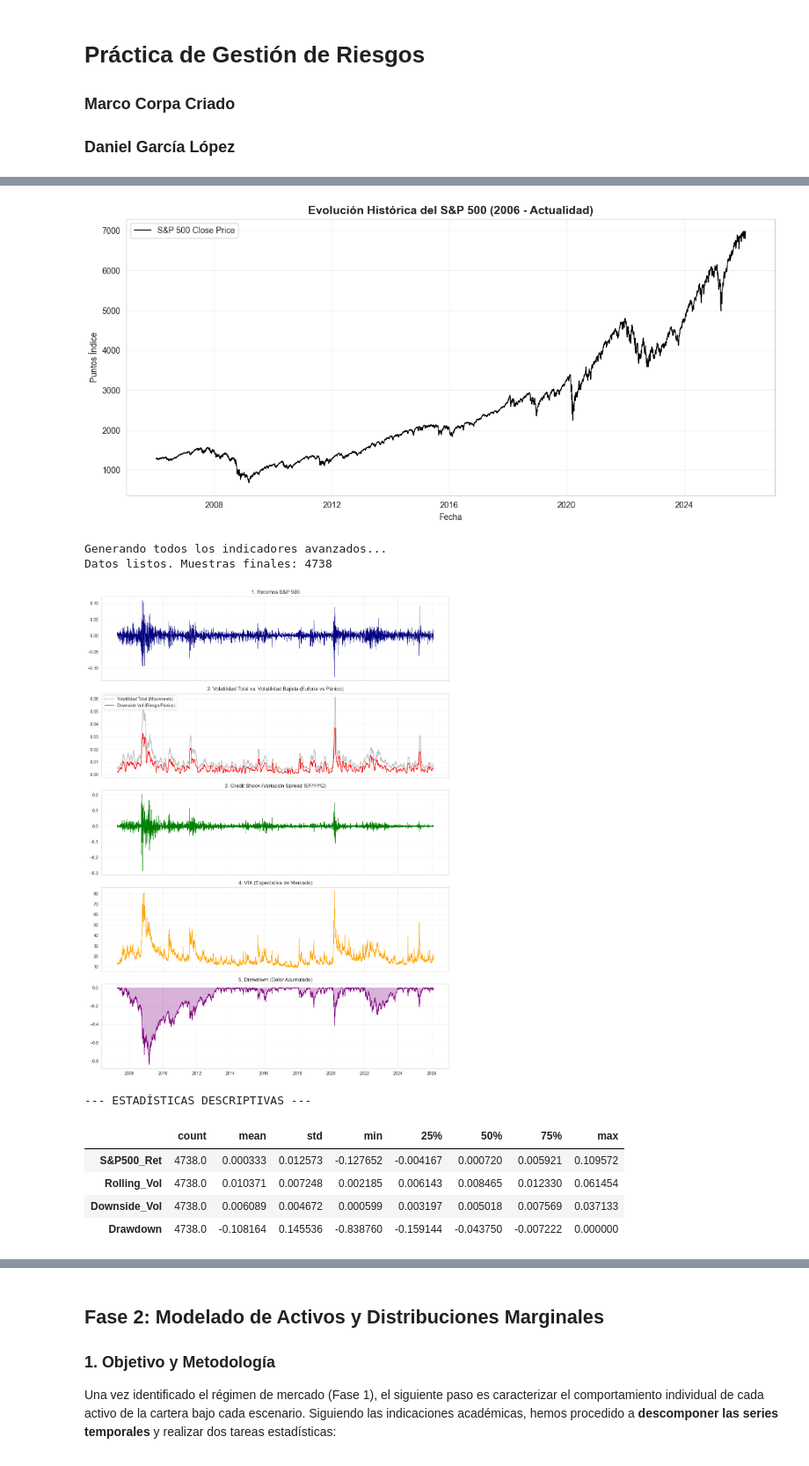
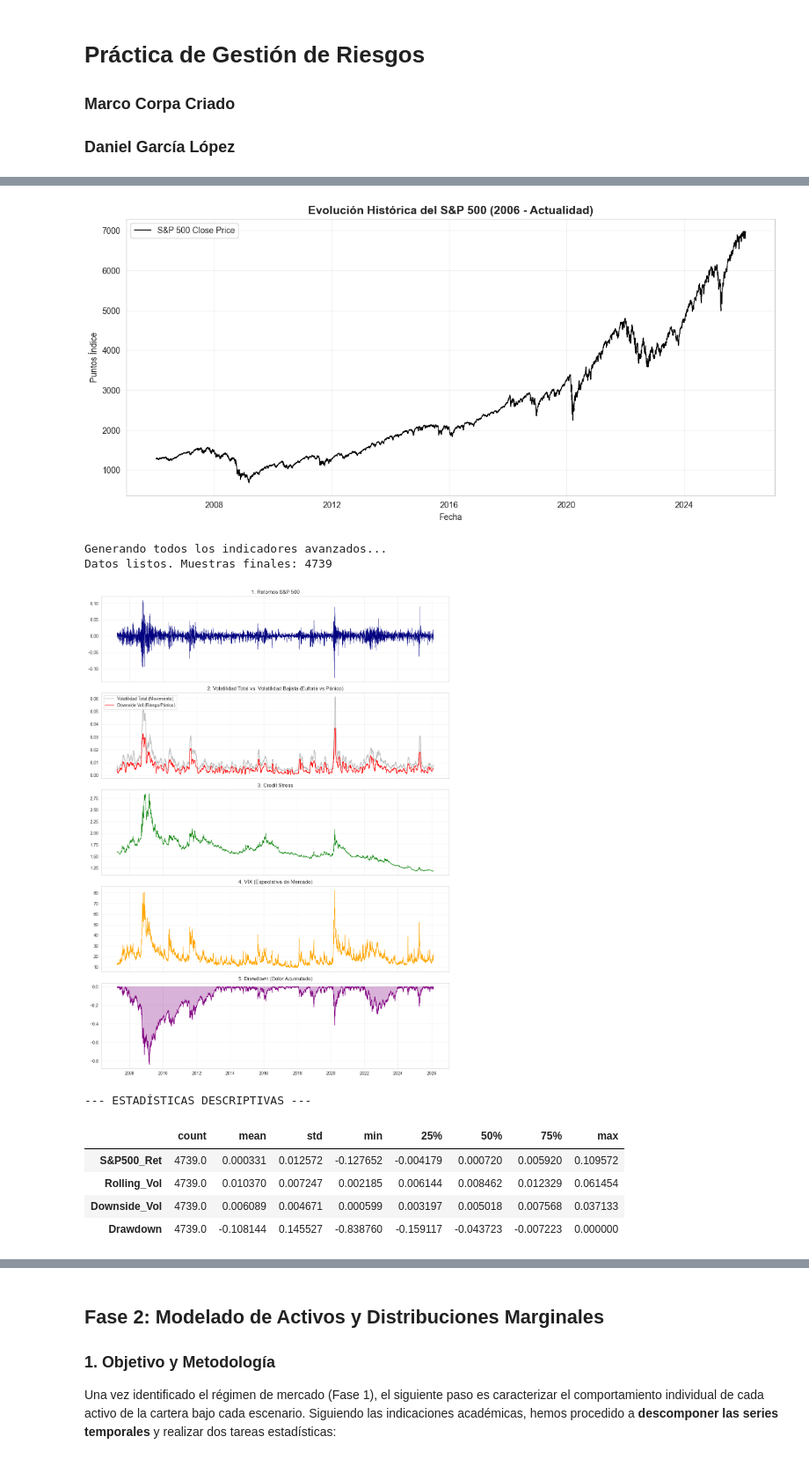
Before and after one commit to danielgarcialop18-cell/Tarea_GestionRiesgos_MarcoCorpaCriado_DanielGarciaLopez, a Jupyter notebook: GestionRiesgos_MarcoCorpaCriado_DanielGarciaLopez.ipynb, the cells around one changed output, grey strips where cells are left out. Shown at 88% size. Drawn from its saved outputs; the diff is of its cells as text; code cells hidden in the pictures.

Commit message:
Fase 4

```diff
--- a/GestionRiesgos_MarcoCorpaCriado_DanielGarciaLopez.ipynb
+++ b/GestionRiesgos_MarcoCorpaCriado_DanielGarciaLopez.ipynb
@@ -48,13 +49,6 @@ Para entrenar el modelo HMM (Fase 1) y detectar con precisión los estados de ca
 * **Motivo:** Es **crítico** incluir la Gran Crisis Financiera de 2008 en el conjunto de entrenamiento. Si el modelo no "ve" 2008, no aprenderá correctamente las dinámicas de correlación extrema y colas pesadas necesarias para los Escenarios de Estrés.
 * **Proxies:** Para la cartera, utilizamos ETFs líquidos (`IEF`, `SHY`, `HYG`) como proxies invertibles de los bonos gubernamentales y corporativos teóricos solicitados en el enunciado.
 # %%
-# ==============================================================================
-# FASE 0: PREPARACIÓN DEL ENTORNO Y DATOS (V. FINAL COMPLETA)
-# ==============================================================================
-
-# --- INSTALACIÓN DE LIBRERÍAS (Si no las tienes) ---
-# !pip install yfinance hmmlearn scipy statsmodels seaborn matplotlib
-
 import numpy as np
 import pandas as pd
 import yfinance as yf
@@ -178,7 +172,6 @@ df_hmm['US10Y_Chg'] = df_hmm['US10Y_Yield'].diff()
 # D. Crédito (Shock)
 aligned_portfolio = portfolio_prices.reindex(df_hmm.index)
 df_hmm['Credit_Stress'] = aligned_portfolio['IEF'] / aligned_portfolio['HYG']
-df_hmm['Credit_Shock'] = df_hmm['Credit_Stress'].diff()
 
 # E. Drawdown (Profundidad de la caída)
 cumulative_ret = df_hmm['S&P500_Ret'].cumsum()
@@ -206,42 +199,42 @@ axes[1].legend(loc='upper left')
 axes[1].grid(True, alpha=0.3)
 
 # 3. Credit Shock
-axes[2].plot(df_hmm_clean.index, df_hmm_clean['Credit_Shock'], color='green', lw=0.8)
-axes[2].set_title('3. Credit Shock (Variación Spread IEF/HYG)')
+axes[2].plot(df_hmm_clean.index, df_hmm_clean['Credit_Stress'], color='green', lw=0.8)
+axes[2].set_title('3. Credit Stress')
 axes[2].grid(True, alpha=0.3)
 
 # 4. VIX
 axes[3].plot(df_hmm_clean.index, df_hmm_clean['VIX_Level'], color='orange', lw=1)
 axes[3].set_title('4. VIX (Expectativa de Mercado)')
 axes[3].grid(True, alpha=0.3)
 
 # 5. Drawdown
 axes[4].plot(df_hmm_clean.index, df_hmm_clean['Drawdown'], color='purple', lw=1)
 axes[4].fill_between(df_hmm_clean.index, df_hmm_clean['Drawdown'], 0, color='purple', alpha=0.3)
 axes[4].set_title('5. Drawdown (Dolor Acumulado)')
 axes[4].grid(True, alpha=0.3)
 
 plt.tight_layout()
 plt.show()
 
 # Resumen estadístico
 print("\n--- ESTADÍSTICAS DESCRIPTIVAS ---")
 display(df_hmm_clean[['S&P500_Ret', 'Rolling_Vol', 'Downside_Vol', 'Drawdown']].describe().T)
 # %% [output]
 Iniciando proceso de descarga desde 2006-01-01 hasta 2026-02-10...
 Descargando 3 activos...
 ✅ Datos de Mercado descargados correctamente.
 Descargando 18 activos...
 ✅ Datos de Cartera descargados correctamente.
 
 Generando gráfico de evolución histórica...
 [figure]
 Generando todos los indicadores avanzados...
-Datos listos. Muestras finales: 4738
+Datos listos. Muestras finales: 4739
-[figure, old version]
+[figure, new version]
 --- ESTADÍSTICAS DESCRIPTIVAS ---
 |  | count | mean | std | min | 25% | 50% | 75% | max |
-| S&P500_Ret | 4738.0 | 0.000333 | 0.012573 | -0.127652 | -0.004167 | 0.000720 | 0.005921 | 0.109572 |
-| Rolling_Vol | 4738.0 | 0.010371 | 0.007248 | 0.002185 | 0.006143 | 0.008465 | 0.012330 | 0.061454 |
-| Downside_Vol | 4738.0 | 0.006089 | 0.004672 | 0.000599 | 0.003197 | 0.005018 | 0.007569 | 0.037133 |
-| Drawdown | 4738.0 | -0.108164 | 0.145536 | -0.838760 | -0.159144 | -0.043750 | -0.007222 | 0.000000 |
+| S&P500_Ret | 4739.0 | 0.000331 | 0.012572 | -0.127652 | -0.004179 | 0.000720 | 0.005920 | 0.109572 |
+| Rolling_Vol | 4739.0 | 0.010370 | 0.007247 | 0.002185 | 0.006144 | 0.008462 | 0.012329 | 0.061454 |
+| Downside_Vol | 4739.0 | 0.006089 | 0.004671 | 0.000599 | 0.003197 | 0.005018 | 0.007568 | 0.037133 |
+| Drawdown | 4739.0 | -0.108144 | 0.145527 | -0.838760 | -0.159117 | -0.043723 | -0.007223 | 0.000000 |
```
Also changed, not shown: parts of 13 cells of this notebook.
